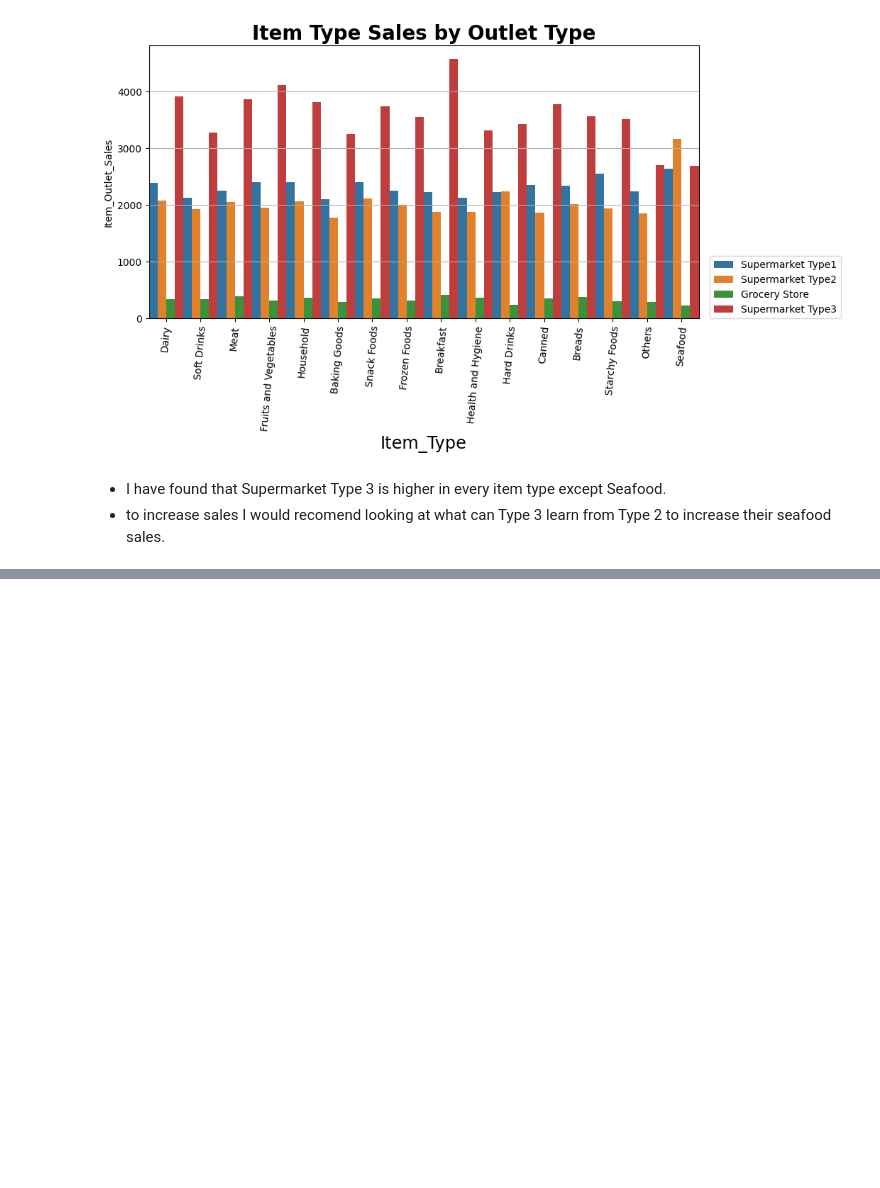
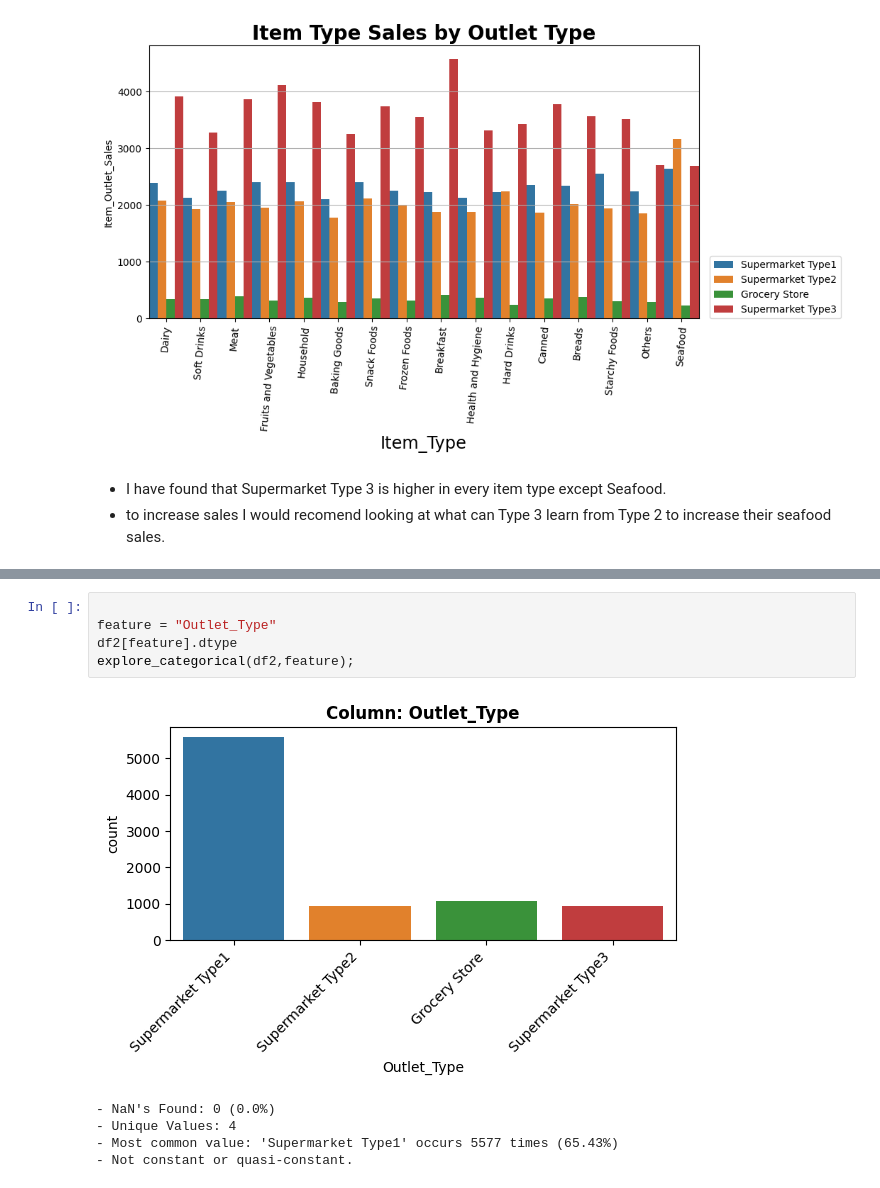
Before and after one commit to jtanzi56/Prediction-of-Product-Sales, a Jupyter notebook: Sales_Prediction_jtanzi.ipynb, the cells around one changed output, grey strips where cells are left out. Saved outputs shown, nothing was run; the diff lists cells and outputs as text; blank space fills up the shorter version.

```diff
--- a/Sales_Prediction_jtanzi.ipynb
+++ b/Sales_Prediction_jtanzi.ipynb
@@ -836,0 +1206,11 @@ ax.grid(axis = 'y');
+# %%
+
+feature = "Outlet_Type"
+df2[feature].dtype
+explore_categorical(df2,feature);
+# %% [output]
+[figure, added]
+- NaN's Found: 0 (0.0%)
+- Unique Values: 4
+- Most common value: 'Supermarket Type1' occurs 5577 times (65.43%)
+- Not constant or quasi-constant.
```
Also changed, not shown: parts of 37 cells of this notebook.
